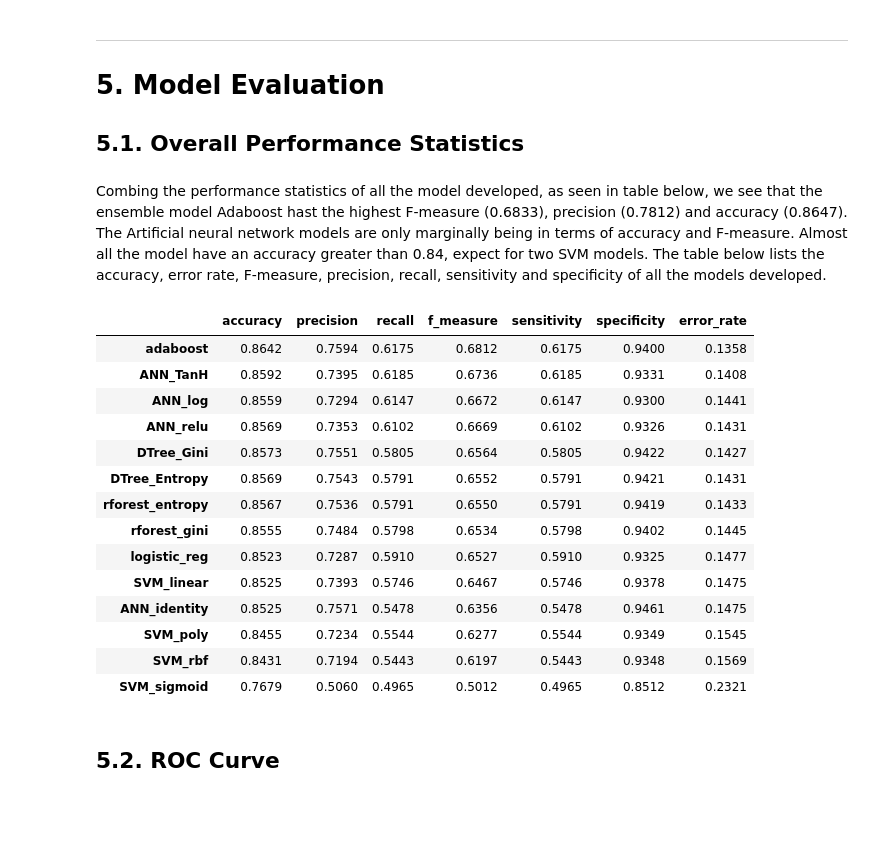
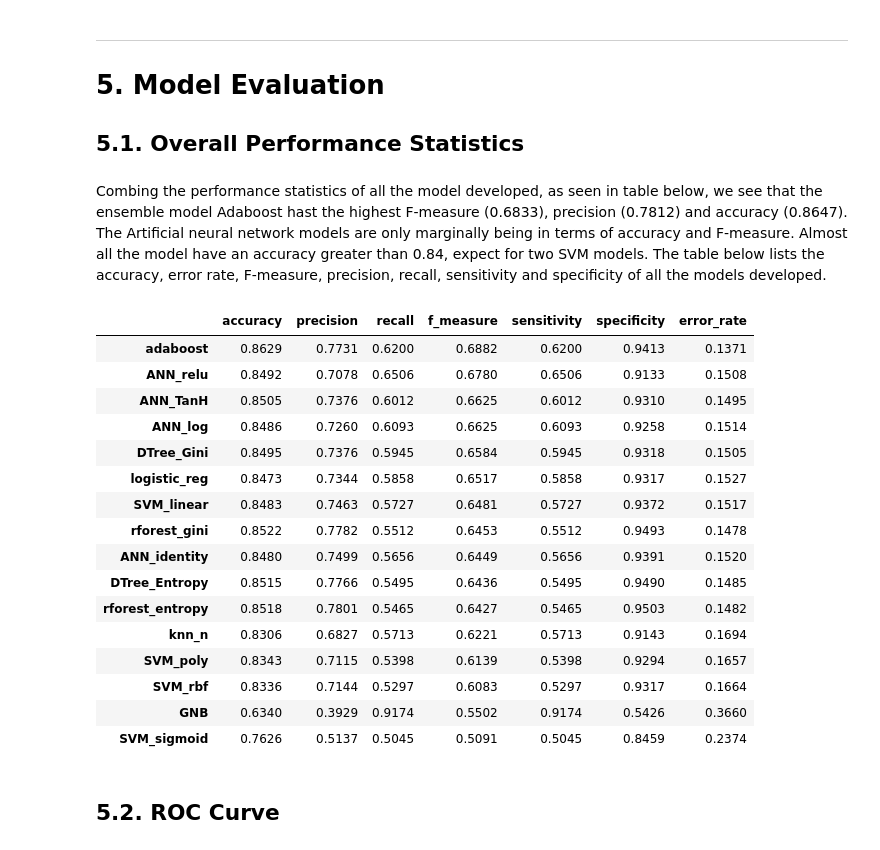
Before and after one commit to chiranjeevi-manike/IBM-Cognitiveclass.ai, a Jupyter notebook: Adult_Income_Analysis.ipynb, the cells around one changed output. Saved outputs shown, nothing was run; the diff lists cells and outputs as text; code cells hidden in the pictures; blank space fills up the shorter version.

```diff
--- a/Adult_Income_Analysis.ipynb
+++ b/Adult_Income_Analysis.ipynb
@@ -692,0 +676,9 @@ def model_eval(actual, pred):
+# %%
+#printmd('### 3.1.1. Model Development ')
+
+gaussian = GaussianNB()
+clf_gnb = gaussian.fit(train_data, train_label)
+# y_pred = gaussian.predict(X_test)
+clf_gnb_pred = clf_gnb.predict(test_data)
+GNB = model_eval(test_label, clf_gnb_pred)
+print('Gaussian Naive Bayes : %.2f percent.' % (round(GNB['accuracy']*100,2)))
@@ -692,0 +687,4 @@ def model_eval(actual, pred):
+# %%
+#printmd('### 3.1.2. Model Evaulation ')
+ovl_gnb = round(pd.DataFrame([GNB], index = ['GNB']),4)
+display(ovl_gnb)
@@ -970,0 +972,8 @@ display(ovl_knn)
+# %%
+clf_knn = KNeighborsClassifier(n_neighbors=55)
+
+clf_knn_n = clf_knn.fit(train_data, train_label)
+
+clf_knn_n_pred = clf_knn_n.predict(test_data)
+knn_n = model_eval(test_label, clf_knn_n_pred)
+print('kNN : %.2f percent.' % (round(knn_n['accuracy']*100,2)))
@@ -970,0 +982,4 @@ display(ovl_knn)
+# %%
+#printmd('### 3.5.2. Model Evaulation ')
+ovl_knn_n = round(pd.DataFrame([knn_n], index = ['knn_n']),4)
+display(ovl_knn_n)
@@ -973,34 +991,36 @@ display(ovl_knn)
 # 5. Model Evaluation
 ## 5.1. Overall Performance Statistics
 # %%
-overall_eval = pd.concat([ovl_dtree, ovl_ann, ovl_svm, ovl_rf, ovl_ada, ovl_logreg], axis = 0)
+overall_eval = pd.concat([ovl_dtree, ovl_ann, ovl_svm, ovl_rf, ovl_ada, ovl_logreg, ovl_gnb, ovl_knn_n], axis = 0)
 overall_eval.sort_values(by = ['f_measure', 'accuracy'], ascending = False, inplace = True)
 
 printmd('Combing the performance statistics of all the model developed, as seen in table below, \
         we see that the ensemble model Adaboost hast the highest F-measure (0.6833), precision (0.7812) \
         and accuracy (0.8647). The Artificial neural network models are only marginally being in terms of \
         accuracy and F-measure. Almost all the model have an accuracy greater than 0.84, expect for two SVM \
         models. The table below lists the accuracy, error rate, F-measure, precision, recall, sensitivity and \
         specificity of all the models developed.')
 
 display(overall_eval)
 # %% [output]
 Combing the performance statistics of all the model developed, as seen in table below,         we see that the ensemble model Adaboost hast the highest F-measure (0.6833), precision (0.7812)         and accuracy (0.8647). The Artificial neural network models are only marginally being in terms of         accuracy and F-measure. Almost all the model have an accuracy greater than 0.84, expect for two SVM         models. The table below lists the accuracy, error rate, F-measure, precision, recall, sensitivity and         specificity of all the models developed.
 |  | accuracy | precision | recall | f_measure | sensitivity | specificity | error_rate |
-| adaboost | 0.8642 | 0.7594 | 0.6175 | 0.6812 | 0.6175 | 0.9400 | 0.1358 |
-| ANN_TanH | 0.8592 | 0.7395 | 0.6185 | 0.6736 | 0.6185 | 0.9331 | 0.1408 |
-| ANN_log | 0.8559 | 0.7294 | 0.6147 | 0.6672 | 0.6147 | 0.9300 | 0.1441 |
-| ANN_relu | 0.8569 | 0.7353 | 0.6102 | 0.6669 | 0.6102 | 0.9326 | 0.1431 |
-| DTree_Gini | 0.8573 | 0.7551 | 0.5805 | 0.6564 | 0.5805 | 0.9422 | 0.1427 |
-| DTree_Entropy | 0.8569 | 0.7543 | 0.5791 | 0.6552 | 0.5791 | 0.9421 | 0.1431 |
-| rforest_entropy | 0.8567 | 0.7536 | 0.5791 | 0.6550 | 0.5791 | 0.9419 | 0.1433 |
-| rforest_gini | 0.8555 | 0.7484 | 0.5798 | 0.6534 | 0.5798 | 0.9402 | 0.1445 |
-| logistic_reg | 0.8523 | 0.7287 | 0.5910 | 0.6527 | 0.5910 | 0.9325 | 0.1477 |
-| SVM_linear | 0.8525 | 0.7393 | 0.5746 | 0.6467 | 0.5746 | 0.9378 | 0.1475 |
-| ANN_identity | 0.8525 | 0.7571 | 0.5478 | 0.6356 | 0.5478 | 0.9461 | 0.1475 |
-| SVM_poly | 0.8455 | 0.7234 | 0.5544 | 0.6277 | 0.5544 | 0.9349 | 0.1545 |
-| SVM_rbf | 0.8431 | 0.7194 | 0.5443 | 0.6197 | 0.5443 | 0.9348 | 0.1569 |
-| SVM_sigmoid | 0.7679 | 0.5060 | 0.4965 | 0.5012 | 0.4965 | 0.8512 | 0.2321 |
+| adaboost | 0.8629 | 0.7731 | 0.6200 | 0.6882 | 0.6200 | 0.9413 | 0.1371 |
+| ANN_relu | 0.8492 | 0.7078 | 0.6506 | 0.6780 | 0.6506 | 0.9133 | 0.1508 |
+| ANN_TanH | 0.8505 | 0.7376 | 0.6012 | 0.6625 | 0.6012 | 0.9310 | 0.1495 |
+| ANN_log | 0.8486 | 0.7260 | 0.6093 | 0.6625 | 0.6093 | 0.9258 | 0.1514 |
+| DTree_Gini | 0.8495 | 0.7376 | 0.5945 | 0.6584 | 0.5945 | 0.9318 | 0.1505 |
+| logistic_reg | 0.8473 | 0.7344 | 0.5858 | 0.6517 | 0.5858 | 0.9317 | 0.1527 |
+| SVM_linear | 0.8483 | 0.7463 | 0.5727 | 0.6481 | 0.5727 | 0.9372 | 0.1517 |
+| rforest_gini | 0.8522 | 0.7782 | 0.5512 | 0.6453 | 0.5512 | 0.9493 | 0.1478 |
+| ANN_identity | 0.8480 | 0.7499 | 0.5656 | 0.6449 | 0.5656 | 0.9391 | 0.1520 |
+| DTree_Entropy | 0.8515 | 0.7766 | 0.5495 | 0.6436 | 0.5495 | 0.9490 | 0.1485 |
+| rforest_entropy | 0.8518 | 0.7801 | 0.5465 | 0.6427 | 0.5465 | 0.9503 | 0.1482 |
+| knn_n | 0.8306 | 0.6827 | 0.5713 | 0.6221 | 0.5713 | 0.9143 | 0.1694 |
+| SVM_poly | 0.8343 | 0.7115 | 0.5398 | 0.6139 | 0.5398 | 0.9294 | 0.1657 |
+| SVM_rbf | 0.8336 | 0.7144 | 0.5297 | 0.6083 | 0.5297 | 0.9317 | 0.1664 |
+| GNB | 0.6340 | 0.3929 | 0.9174 | 0.5502 | 0.9174 | 0.5426 | 0.3660 |
+| SVM_sigmoid | 0.7626 | 0.5137 | 0.5045 | 0.5091 | 0.5045 | 0.8459 | 0.2374 |
 # %% [markdown]
 ## 5.2. ROC Curve
 # %%
```
Also changed, not shown: parts of 17 cells of this notebook.
